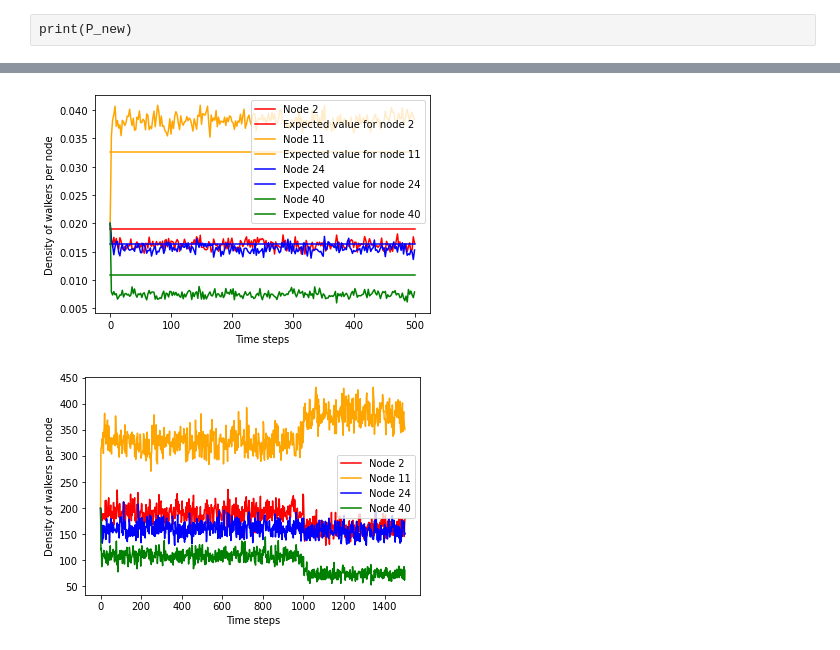
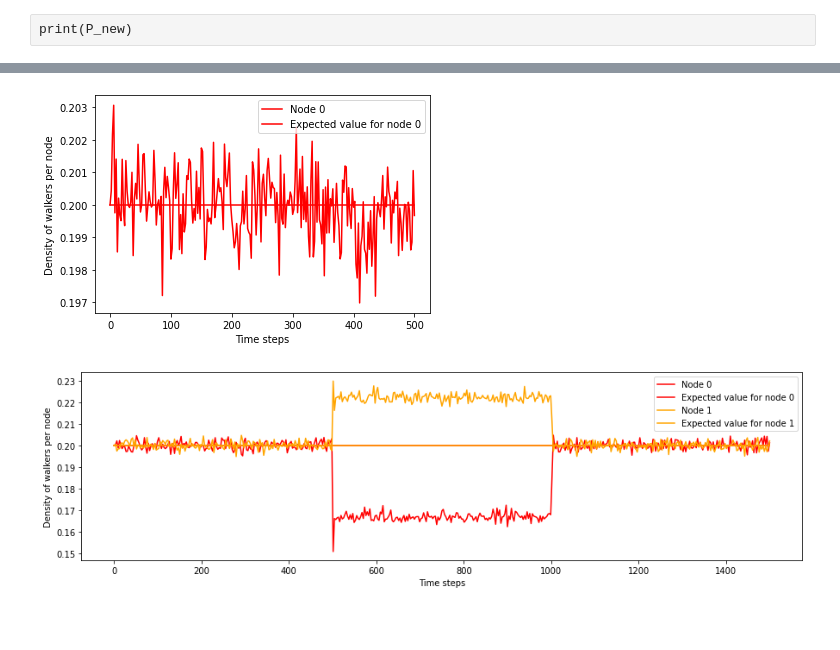
Before and after one commit to Ferri-00/Esame-Complessi, a Jupyter notebook: LinkRemoval.ipynb, the cells around one changed output, grey strips where cells are left out. Saved outputs shown, nothing was run; the diff lists cells and outputs as text; code cells hidden in the pictures; blank space fills up the shorter version.

```diff
--- a/LinkRemoval.ipynb
+++ b/LinkRemoval.ipynb
@@ -208,6 +277,6 @@ if pS_new[0] < 0:
 # %%
 pS_new = pS_new.real
 # %%
-for i in range(10):
+for i in range(4):
     print(sum(P_new[i]))
 # %% [output]
@@ -229,12 +292,12 @@ def dynamic_evolution_after(G, P_new, history = []):
         for i in range(G.nodes[n]['N_i']):
             neightbours = []
             n = int(n)
-            for ind in range(len(P_new[n])):
+            for ind in range(len(P_new)):
                 if P_new[n][ind] != 0:
                     if len(neightbours) != 0:
                         neightbours += [[ind, P_new[n][ind] + neightbours[-1][1]]]
                     else:
-                        neightbours += [[ind, P_new[n][ind]]]
+                        neightbours = [[ind, P_new[n][ind]]]
             s = sum(P_new[n])
             prob = rd.uniform(0., s)
 
@@ -279,11 +342,13 @@ done in 5 minutes and 5.107822418212891 seconds
 # %%
-fig, ax = plt.subplots(nrows = 2, ncols = 1, figsize=(0.5*N, 10))
+fig, ax = plt.subplots(nrows = 2, ncols = 1, figsize=(0.8*N, 10))
 
 pSNorm = [h/sum(pS) for h in pS]
+pS2Norm = [h/sum(pS2) for h in pS2]
 pSNorm_new = [h/sum(abs(pS_new)) for h in pS_new]
 
 ax[0].bar(nodes, pSNorm, width=0.4, align='edge', color='blue', label="original eigenvector")
 ax[0].bar(nodes, pSNorm_new, width=-0.4, align='edge', color='orange', label="new eigenvector")
+ax[0].bar(nodes, pS2Norm, width=-0.2, align='edge', color='red', label="perturbed eigenvector")
 
 hMean = [[(h1+h2+h3)/walker_per_node/N/3
           for h1, h2, h3 in zip(history[0][i], history[1][i], history[2][i])]
@@ -330,6 +395,6 @@ print(sum([np.abs(h - k) for h, k in zip(hMean[-1], pSNorm_new)])/len(history[0]
 # %%
 fig, ax = plt.subplots(nrows = 1, ncols = 1)
-node = [2, 11, 24, 40]
+node = [0]
 color = ['red', 'orange', 'blue', 'green']
 
 time_range = hMean
@@ -347,24 +412,30 @@ ax.legend()
 
 plt.show()
 # %% [output]
-[figure, old version]
+[figure, new version]
 # %%
-fig, ax = plt.subplots(nrows = 1, ncols = 1)
-node = [2, 11, 24, 40]
+fig, ax = plt.subplots(nrows = 1, ncols = 1, figsize=(15, 4))
+node = [0, 1]
 color = ['red', 'orange', 'blue', 'green']
 
 time_range = long_history[0]
-index = np.arange(0, len(time_range), 2)
+index = np.arange(0, len(time_range), 3)
 
 col = 0
 for i in node:
-    ax.plot(index, [time_range[ind][i] for ind in index], label = f"Node {i}", color = color[col])
+    ax.plot(index, [time_range[ind][i]/walker_per_node/N for ind in index], label = f"Node {i}", color = color[col])
+    ax.plot(index, [pSNorm[i]]*len(index), label = f"Expected value for node {i}", color = color[col])
+#     ax.plot(index, [pS2Norm[i]]*len(index), label = f"Perturbed value for node {i}", color = 'yellow')
+
+#     index2 = np.arange(2*time_steps, 3*time_steps, 5)
+#     ax.plot(index2, [time_range[ind][i]/walker_per_node/N for ind in index2], label = f"Node {i}", color = color[col])
+
     col += 1
 
 ax.set_xlabel("Time steps")
 ax.set_ylabel("Density of walkers per node")
 ax.legend()
 
 plt.show()
 # %% [output]
-[figure, old version]
+[figure, new version]
```
Also changed, not shown: parts of 17 cells of this notebook, 5 other files.
